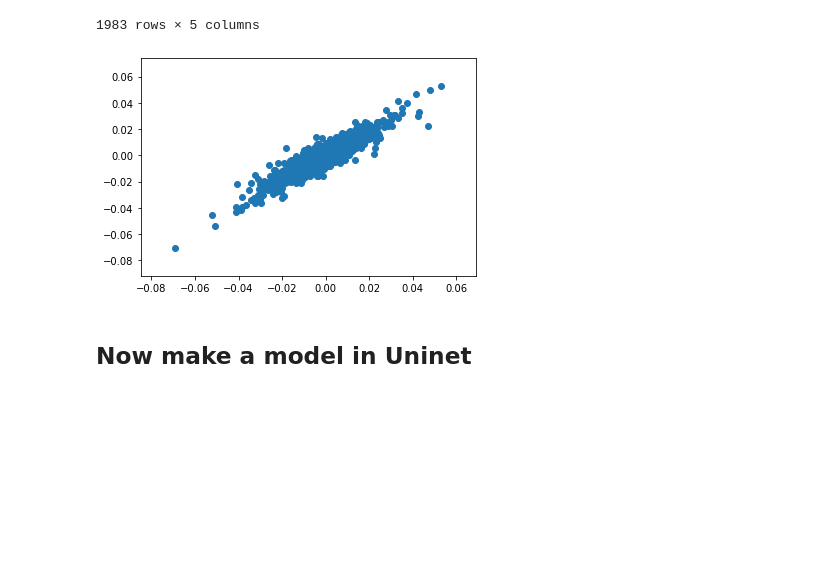
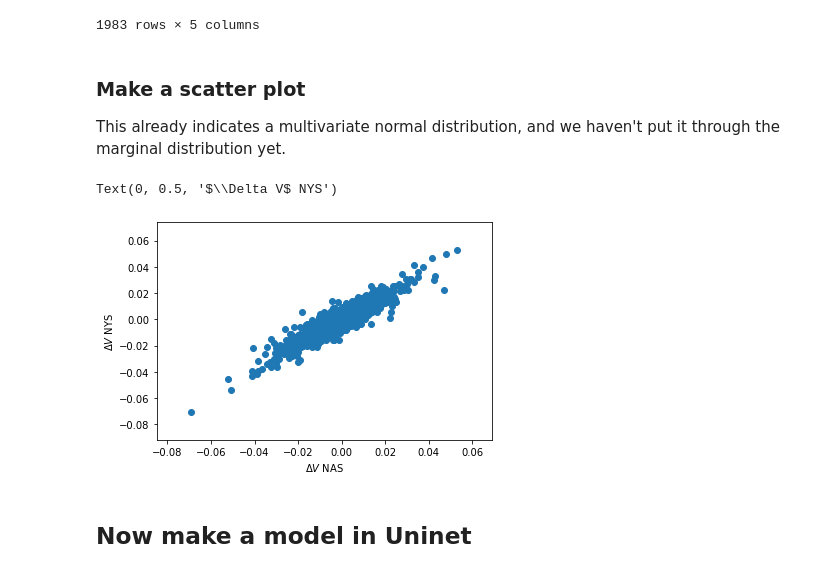
Before and after one commit to SjoerdGn/copulabayesnet, a Jupyter notebook: examples/various_examples.ipynb, the cells around one changed output. Cells and saved outputs as stored; diff of their text form; code cells hidden in the pictures; blank space fills up the shorter version.

Commit message:
further work on examples

```diff
--- a/examples/various_examples.ipynb
+++ b/examples/various_examples.ipynb
@@ -100,11 +110,16 @@ pd_data
 | 2017-11-14 | -0.001290 | -0.002920 | -0.002980 | -0.002583 | -0.002310 |
 | 2017-11-15 | -0.005903 | -0.004699 | -0.004867 | -0.004873 | -0.005526 |
 1983 rows × 5 columns
+# %% [markdown]
+### Make a scatter plot
+This already indicates a multivariate normal distribution, and we haven't put it through the marginal distribution yet.
 # %%
-# Example
 plt.scatter(data.pct_change()['NAS'], data.pct_change()['NYS']);
+plt.xlabel('$\\Delta V$ NAS')
+plt.ylabel('$\\Delta V$ NYS')
 # %% [output]
+Text(0, 0.5, '$\\Delta V$ NYS')
-[figure, old version]
+[figure, new version]
 # %% [markdown]
 ## Now make a model in Uninet
 # %%
```
Also changed, not shown: parts of 25 cells of this notebook, 2 other files.
